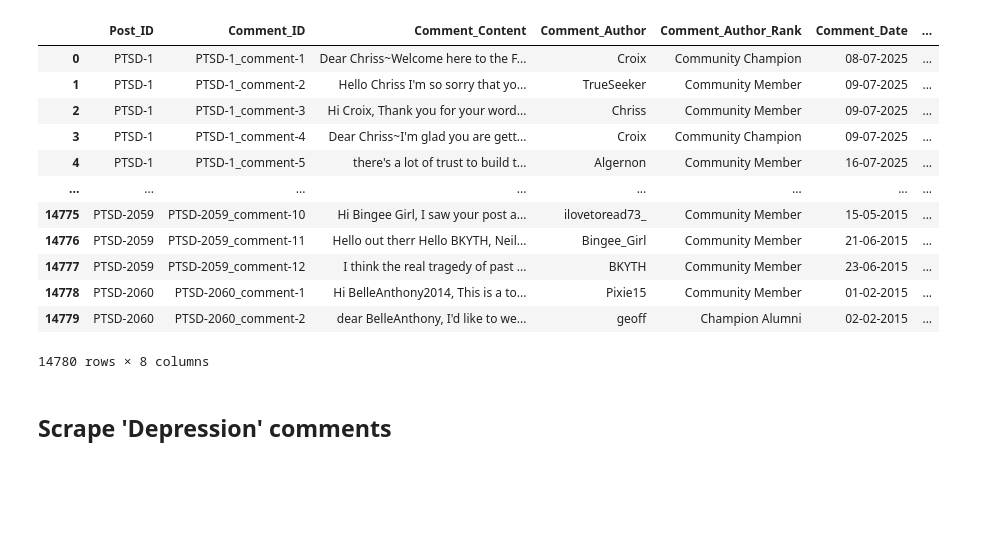
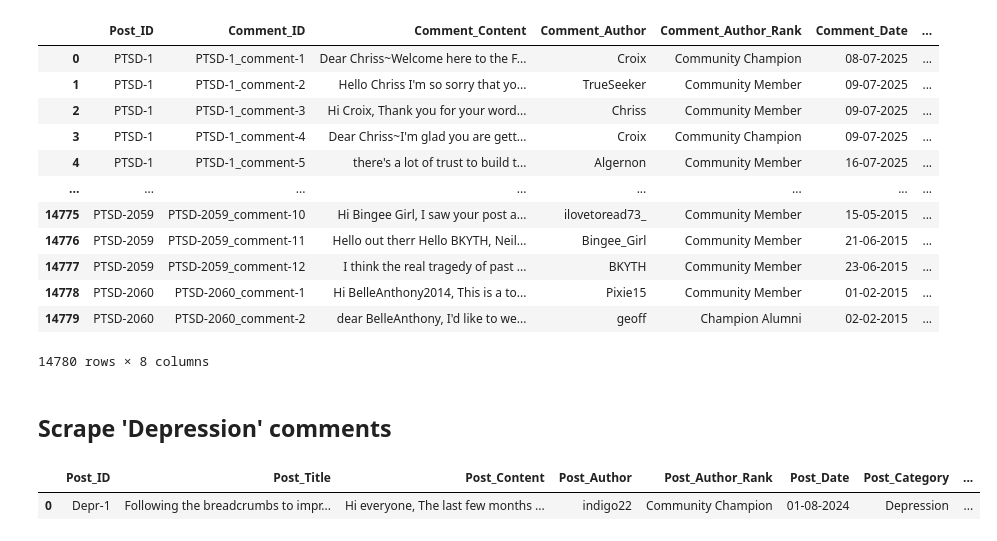
Before and after one commit to PutraAryotama/researchproject, a Jupyter notebook: scrape_comments.ipynb, the cells around one changed output. Cells and saved outputs as stored; diff of their text form; code cells hidden in the pictures; blank space fills up the shorter version.

```diff
--- a/scrape_comments.ipynb
+++ b/scrape_comments.ipynb
@@ -615,3 +615,9 @@ Starting from the beginning.
 14780 rows × 8 columns
 # %% [markdown]
 ## Scrape 'Depression' comments
+# %%
+depr_post_df = pd.read_csv('./data/BeyondBlue/Depr_data_post.csv')
+depr_post_df.head(1)
+# %% [output]
+|  | Post_ID | Post_Title | Post_Content | Post_Author | Post_Author_Rank | Post_Date | Post_Category | ... |
+| 0 | Depr-1 | Following the breadcrumbs to impr... | Hi everyone, The last few months ... | indigo22 | Community Champion | 01-08-2024 | Depression | ... |
```
Also changed, not shown: parts of 1 cell of this notebook, 3 other files.
